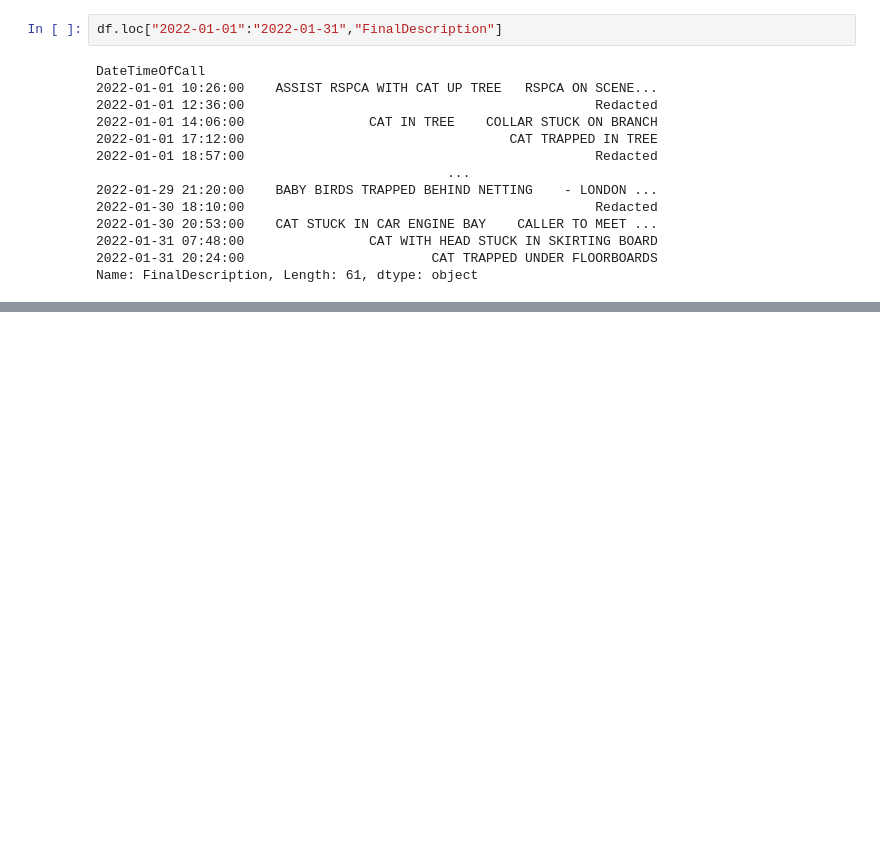
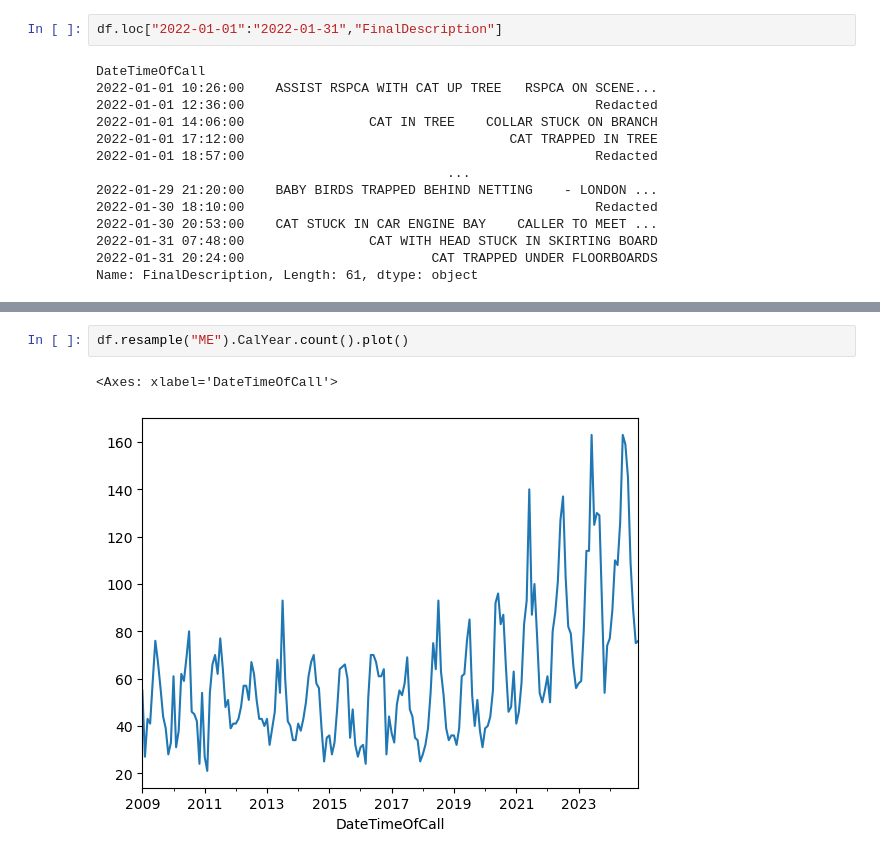
Before and after one commit to lkeegan/jupyter-data-exploration-live, a Jupyter notebook: part3.ipynb, the cells around one changed output, grey strips where cells are left out. Cells and saved outputs as stored; diff of their text form; blank space fills up the shorter version.

```diff
--- a/part3.ipynb
+++ b/part3.ipynb
@@ -77,0 +94,5 @@ Name: FinalDescription, Length: 61, dtype: object
+# %%
+df.resample("ME").CalYear.count().plot()
+# %% [output]
+<Axes: xlabel='DateTimeOfCall'>
+[figure, added]
```
Also changed, not shown: parts of 1 cell of this notebook.
